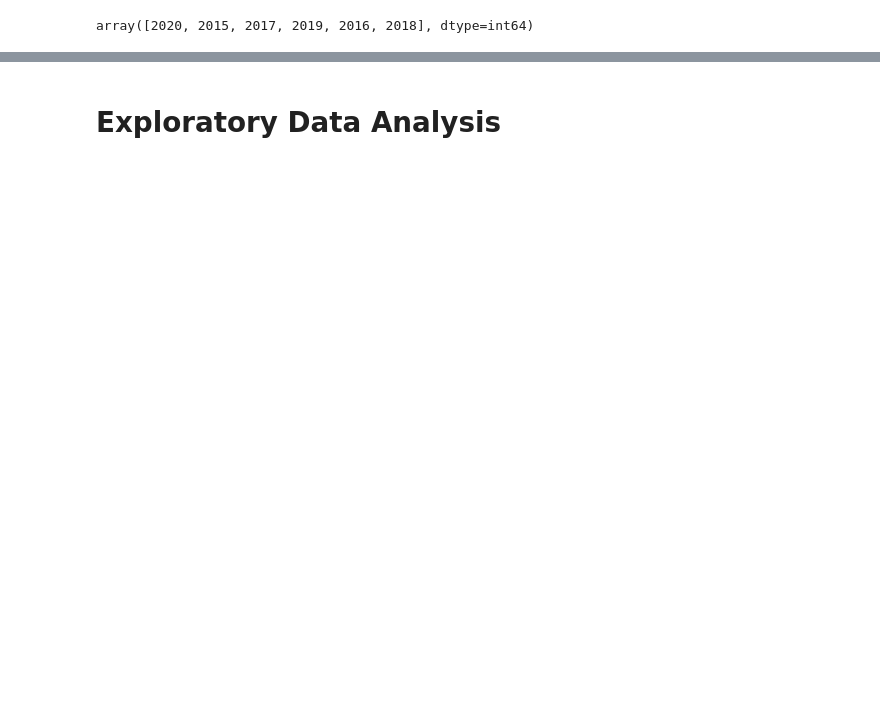
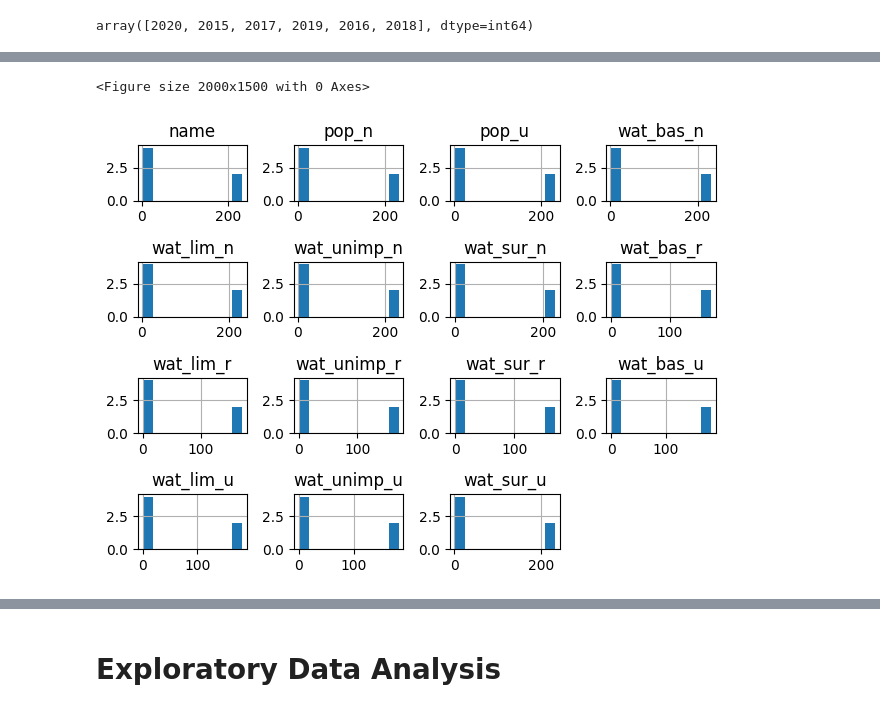
Before and after one commit to e-c-centric/MachineLearning, a Jupyter notebook: Final_Group/Group 4_Final_Assessment.ipynb, the cells around one changed output, grey strips where cells are left out. Cells and saved outputs as stored; diff of their text form; code cells hidden in the pictures; blank space fills up the shorter version.

```diff
--- a/Final_Group/Group 4_Final_Assessment.ipynb
+++ b/Final_Group/Group 4_Final_Assessment.ipynb
@@ -137,0 +206,3 @@ array([2020, 2015, 2017, 2019, 2016, 2018], dtype=int64)
+# %%
+count_frame = data.groupby('year').count()
+count_frame
@@ -137,0 +218,11 @@ array([2020, 2015, 2017, 2019, 2016, 2018], dtype=int64)
+# %%
+import matplotlib.pyplot as plt
+plt.figure(figsize=(20, 15))
+
+count_frame.hist()
+
+plt.tight_layout()
+plt.show()
+# %% [output]
+<Figure size 2000x1500 with 0 Axes>
+[figure, added]
```
Also changed, not shown: parts of 57 cells of this notebook.
